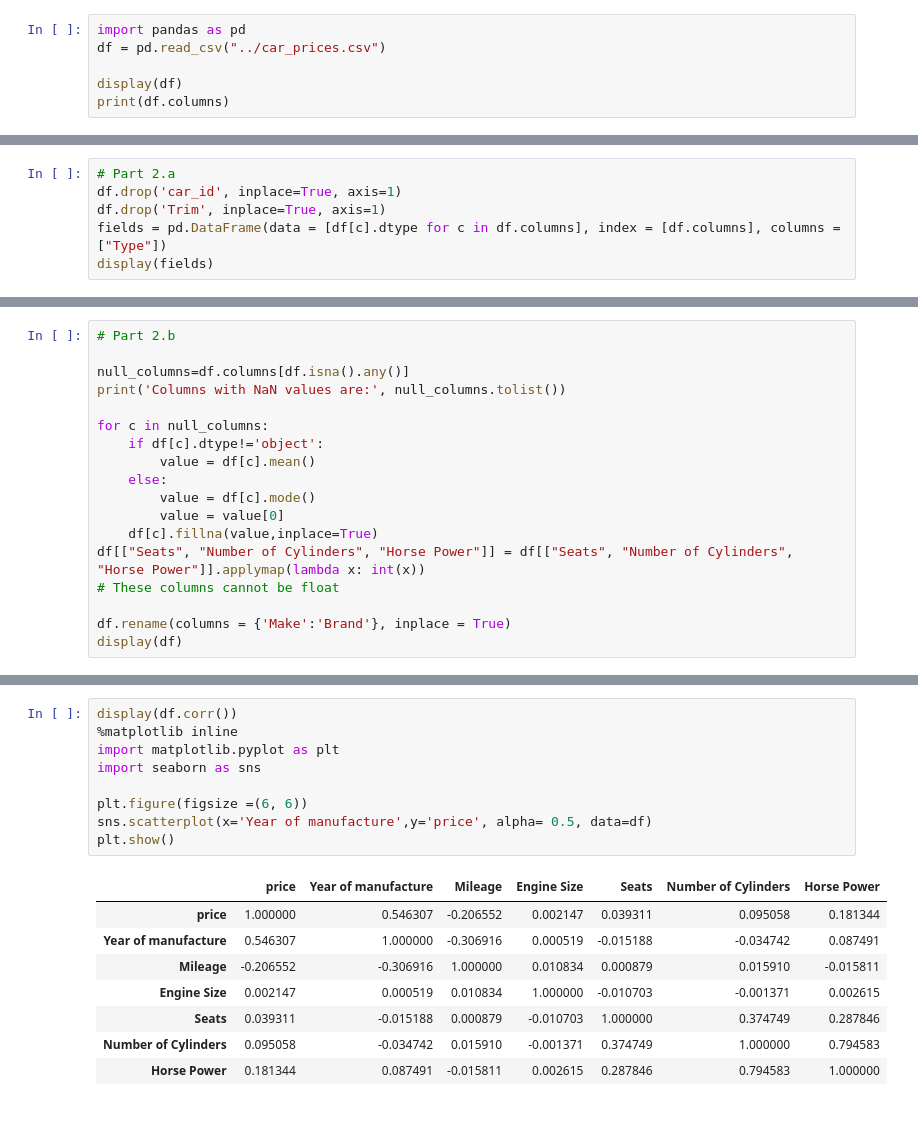
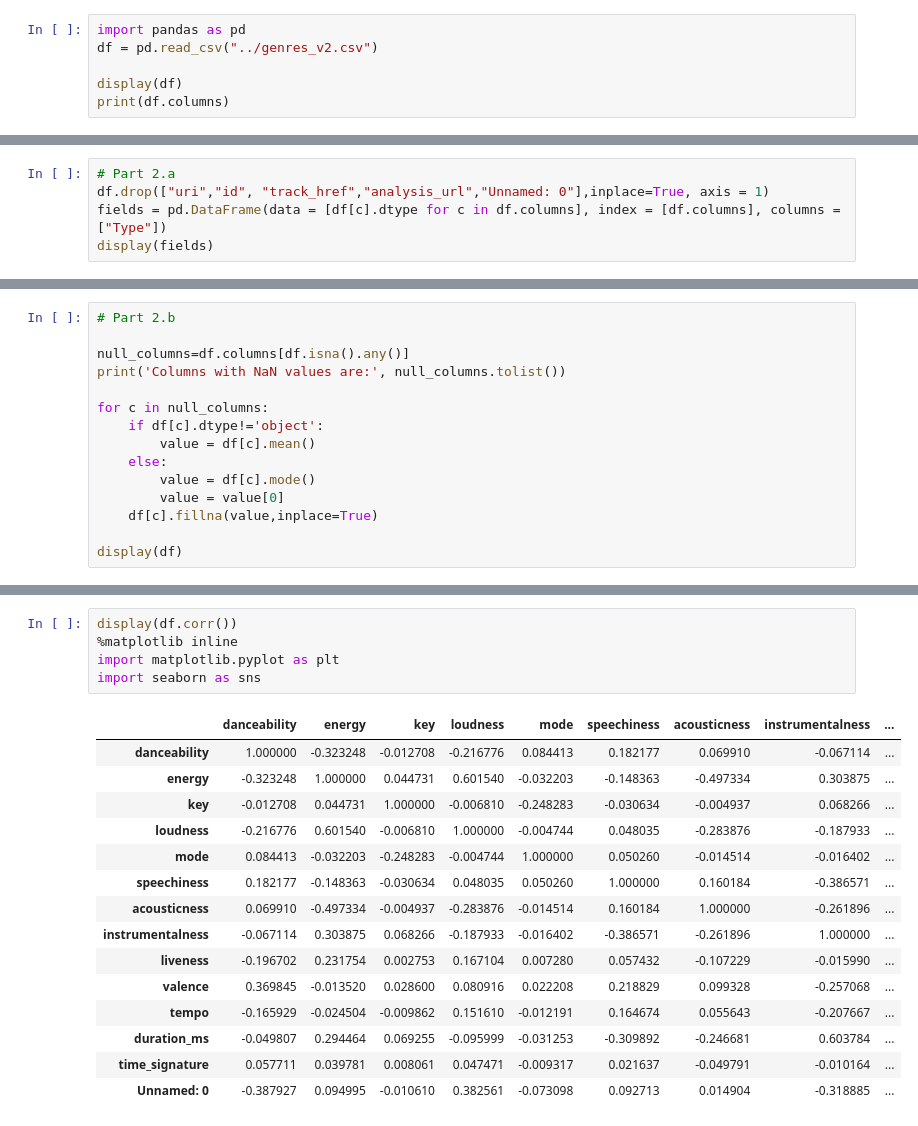
Before and after one commit to Waleed-Almutairi/ISE-291-Project, a Jupyter notebook: Code/VechicelCrashes.ipynb, the cells around one changed output, grey strips where cells are left out. Drawn from its saved outputs; the diff is of its cells as text.

```diff
--- a/Code/VechicelCrashes.ipynb
+++ b/Code/VechicelCrashes.ipynb
@@ -1,6 +1,6 @@
 # %%
 import pandas as pd
-df = pd.read_csv("../car_prices.csv")
+df = pd.read_csv("../genres_v2.csv")
 
 display(df)
 print(df.columns)
@@ -25,8 +25,7 @@ Index(['car_id', 'price', 'fuel type', 'gear type', 'Make', 'Model',
       dtype='object')
 # %%
 # Part 2.a
-df.drop('car_id', inplace=True, axis=1)
-df.drop('Trim', inplace=True, axis=1)
+df.drop(["uri","id", "track_href","analysis_url","Unnamed: 0"],inplace=True, axis = 1)
 fields = pd.DataFrame(data = [df[c].dtype for c in df.columns], index = [df.columns], columns = ["Type"])
 display(fields)
 # %% [output]
@@ -60,9 +60,6 @@ for c in null_columns:
         value = df[c].mode()
         value = value[0]
     df[c].fillna(value,inplace=True)
-df[["Seats", "Number of Cylinders", "Horse Power"]] = df[["Seats", "Number of Cylinders", "Horse Power"]].applymap(lambda x: int(x))
-# These columns cannot be float
 
-df.rename(columns = {'Make':'Brand'}, inplace = True)
 display(df)
 # %% [output]
@@ -188,18 +127,21 @@ Name: Registered city, dtype: object
 # %%
 display(df.corr())
 %matplotlib inline
 import matplotlib.pyplot as plt
 import seaborn as sns
-
-plt.figure(figsize =(6, 6))
-sns.scatterplot(x='Year of manufacture',y='price', alpha= 0.5, data=df)
-plt.show()
 # %% [output]
-|  | price | Year of manufacture | Mileage | Engine Size | Seats | Number of Cylinders | Horse Power |
-| price | 1.000000 | 0.546307 | -0.206552 | 0.002147 | 0.039311 | 0.095058 | 0.181344 |
-| Year of manufacture | 0.546307 | 1.000000 | -0.306916 | 0.000519 | -0.015188 | -0.034742 | 0.087491 |
-| Mileage | -0.206552 | -0.306916 | 1.000000 | 0.010834 | 0.000879 | 0.015910 | -0.015811 |
-| Engine Size | 0.002147 | 0.000519 | 0.010834 | 1.000000 | -0.010703 | -0.001371 | 0.002615 |
-| Seats | 0.039311 | -0.015188 | 0.000879 | -0.010703 | 1.000000 | 0.374749 | 0.287846 |
-| Number of Cylinders | 0.095058 | -0.034742 | 0.015910 | -0.001371 | 0.374749 | 1.000000 | 0.794583 |
-| Horse Power | 0.181344 | 0.087491 | -0.015811 | 0.002615 | 0.287846 | 0.794583 | 1.000000 |
+|  | danceability | energy | key | loudness | mode | speechiness | acousticness | instrumentalness | ... |
+| danceability | 1.000000 | -0.323248 | -0.012708 | -0.216776 | 0.084413 | 0.182177 | 0.069910 | -0.067114 | ... |
+| energy | -0.323248 | 1.000000 | 0.044731 | 0.601540 | -0.032203 | -0.148363 | -0.497334 | 0.303875 | ... |
+| key | -0.012708 | 0.044731 | 1.000000 | -0.006810 | -0.248283 | -0.030634 | -0.004937 | 0.068266 | ... |
+| loudness | -0.216776 | 0.601540 | -0.006810 | 1.000000 | -0.004744 | 0.048035 | -0.283876 | -0.187933 | ... |
+| mode | 0.084413 | -0.032203 | -0.248283 | -0.004744 | 1.000000 | 0.050260 | -0.014514 | -0.016402 | ... |
+| speechiness | 0.182177 | -0.148363 | -0.030634 | 0.048035 | 0.050260 | 1.000000 | 0.160184 | -0.386571 | ... |
+| acousticness | 0.069910 | -0.497334 | -0.004937 | -0.283876 | -0.014514 | 0.160184 | 1.000000 | -0.261896 | ... |
+| instrumentalness | -0.067114 | 0.303875 | 0.068266 | -0.187933 | -0.016402 | -0.386571 | -0.261896 | 1.000000 | ... |
+| liveness | -0.196702 | 0.231754 | 0.002753 | 0.167104 | 0.007280 | 0.057432 | -0.107229 | -0.015990 | ... |
+| valence | 0.369845 | -0.013520 | 0.028600 | 0.080916 | 0.022208 | 0.218829 | 0.099328 | -0.257068 | ... |
+| tempo | -0.165929 | -0.024504 | -0.009862 | 0.151610 | -0.012191 | 0.164674 | 0.055643 | -0.207667 | ... |
+| duration_ms | -0.049807 | 0.294464 | 0.069255 | -0.095999 | -0.031253 | -0.309892 | -0.246681 | 0.603784 | ... |
+| time_signature | 0.057711 | 0.039781 | 0.008061 | 0.047471 | -0.009317 | 0.021637 | -0.049791 | -0.010164 | ... |
+| Unnamed: 0 | -0.387927 | 0.094995 | -0.010610 | 0.382561 | -0.073098 | 0.092713 | 0.014904 | -0.318885 | ... |
```
Also changed, not shown: parts of 6 cells of this notebook.
